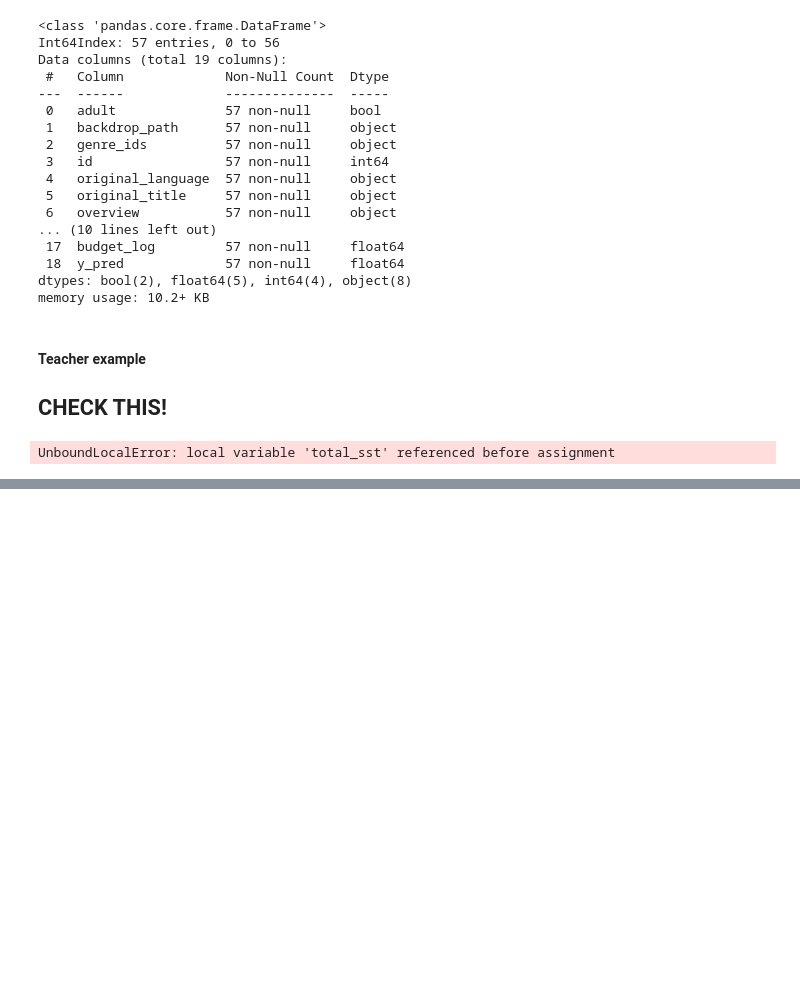
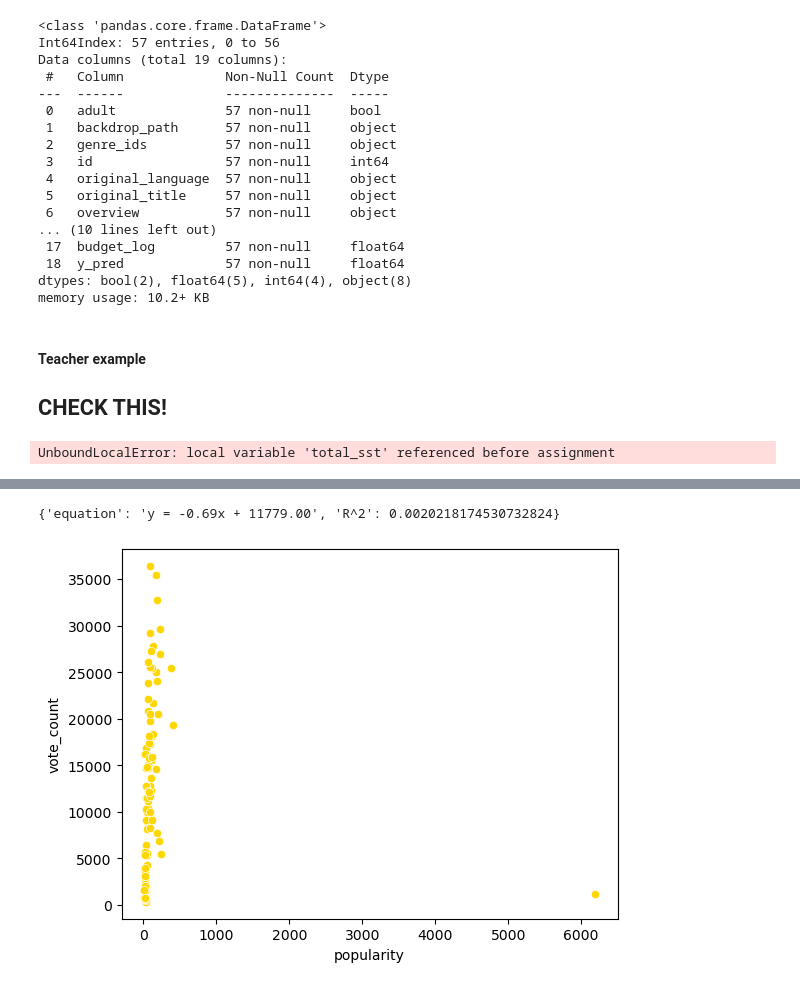
Before and after one commit to IsaacG-L/AI, a Jupyter notebook: Semester 1/Movies/Movies.ipynb, the cells around one changed output, grey strips where cells are left out. Cells and saved outputs as stored; diff of their text form; code cells hidden in the pictures; blank space fills up the shorter version.

```diff
--- a/Semester 1/Movies/Movies.ipynb
+++ b/Semester 1/Movies/Movies.ipynb
@@ -530,0 +533,3 @@ memory usage: 3.5+ KB
+# %%
+englishM = pd.read_json("english_movies.json")
+frenchM = pd.read_json("french_movies.json")
@@ -530,0 +576,2 @@ memory usage: 3.5+ KB
+# %%
+englishM = englishM.drop_duplicates(subset = "id")
@@ -530,0 +580,6 @@ memory usage: 3.5+ KB
+# %%
+sns.scatterplot(data=englishM, x="popularity", y="vote_count", color="gold")
+blofAccuracy(englishM, "popularity", "vote_count")
+# %% [output]
+{'equation': 'y = -0.69x + 11779.00', 'R^2': 0.0020218174530732824}
+[figure, added]
```
Also changed, not shown: parts of 35 cells of this notebook, 1 other file.
